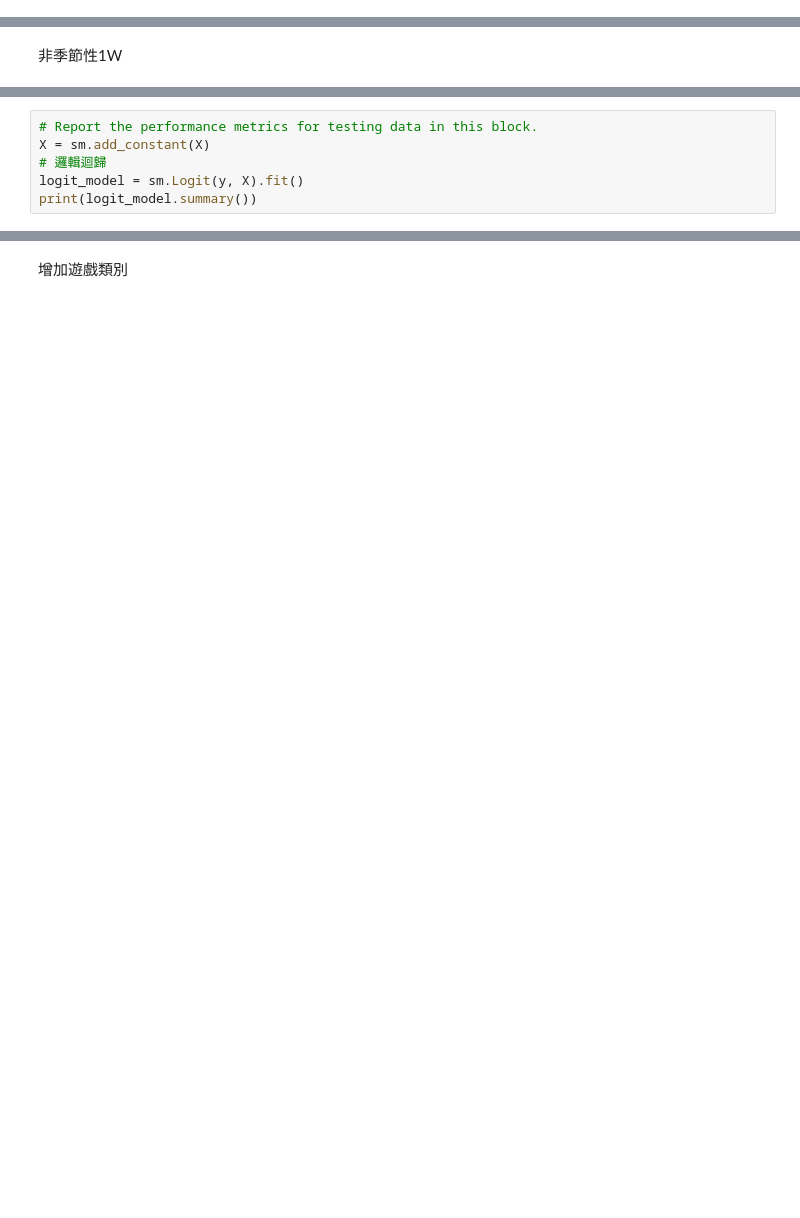
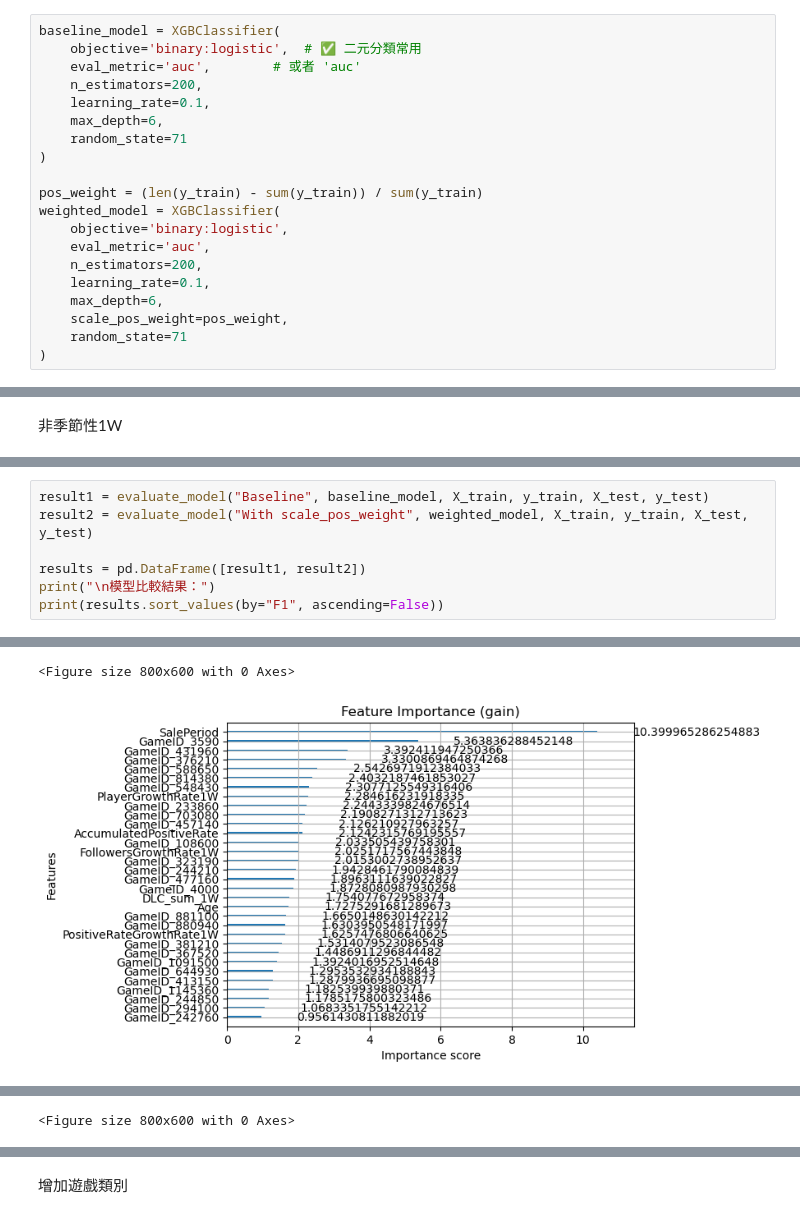
Before and after one commit to yixuan0803/fa-25-econ-5166-group-1, a Jupyter notebook: finding/discount-timing-XGBoost-prediction-model.ipynb, the cells around one changed output, grey strips where cells are left out. Cells and saved outputs as stored; diff of their text form; blank space fills up the shorter version.

```diff
--- a/finding/discount-timing-XGBoost-prediction-model.ipynb
+++ b/finding/discount-timing-XGBoost-prediction-model.ipynb
@@ -138,3 +165,23 @@ For the remaining blocks, make sure you have followed the guidelines as specifie
+# %%
+baseline_model = XGBClassifier(
+    objective='binary:logistic',  # ✅ 二元分類常用
+    eval_metric='auc',        # 或者 'auc'
+    n_estimators=200,
+    learning_rate=0.1,
+    max_depth=6,
+    random_state=71
+)
+
+pos_weight = (len(y_train) - sum(y_train)) / sum(y_train)
+weighted_model = XGBClassifier(
+    objective='binary:logistic',
+    eval_metric='auc',
+    n_estimators=200,
+    learning_rate=0.1,
+    max_depth=6,
+    scale_pos_weight=pos_weight,
+    random_state=71
+)
 # %%
 # Include the model specification here.  Please describe the model by stating, including
 # type of method used, the variables included, the hyperparameters, and
@@ -287,7 +398,8 @@ See the caveats in the documentation: https://pandas.pydata.org/pandas-docs/stab
 # %%
-# Report the performance metrics for testing data in this block.
-X = sm.add_constant(X)
-# 邏輯迴歸
-logit_model = sm.Logit(y, X).fit()
-print(logit_model.summary())
+result1 = evaluate_model("Baseline", baseline_model, X_train, y_train, X_test, y_test)
+result2 = evaluate_model("With scale_pos_weight", weighted_model, X_train, y_train, X_test, y_test)
+
+results = pd.DataFrame([result1, result2])
+print("\n模型比較結果：")
+print(results.sort_values(by="F1", ascending=False))
 # %% [output]
@@ -310,0 +423,2 @@ GameID_1145360               3.6692      2.204      1.665      0.096      -0.650
+<Figure size 800x600 with 0 Axes>
+[figure, added]
@@ -310,0 +442 @@ GameID_1145360               3.6692      2.204      1.665      0.096      -0.650
+<Figure size 800x600 with 0 Axes>
```
Also changed, not shown: parts of 15 cells of this notebook, 1 other file.
